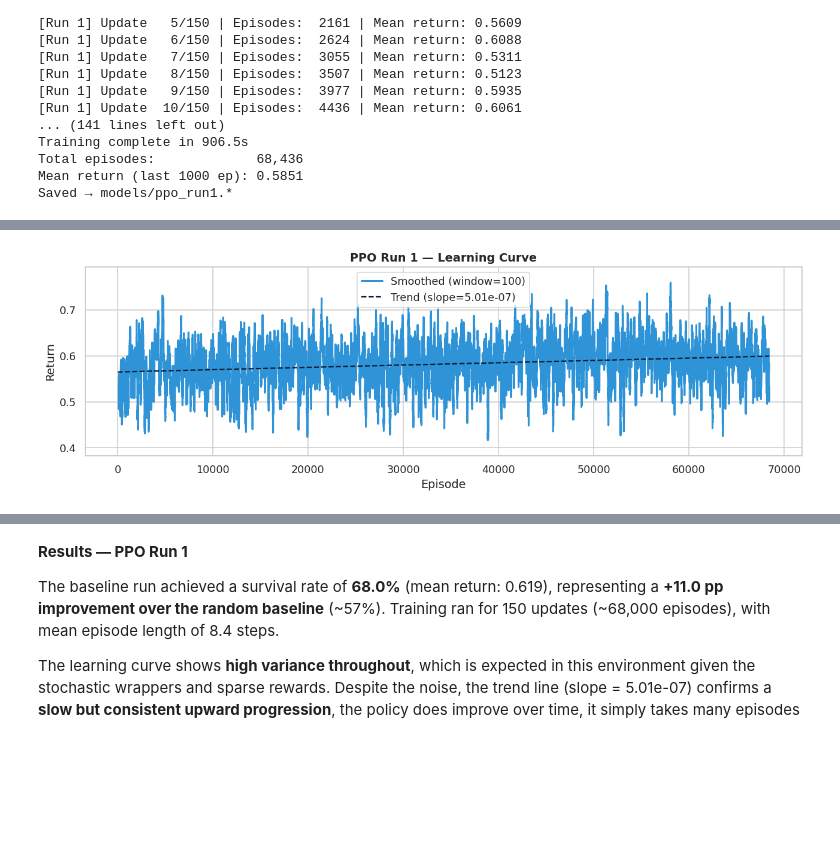
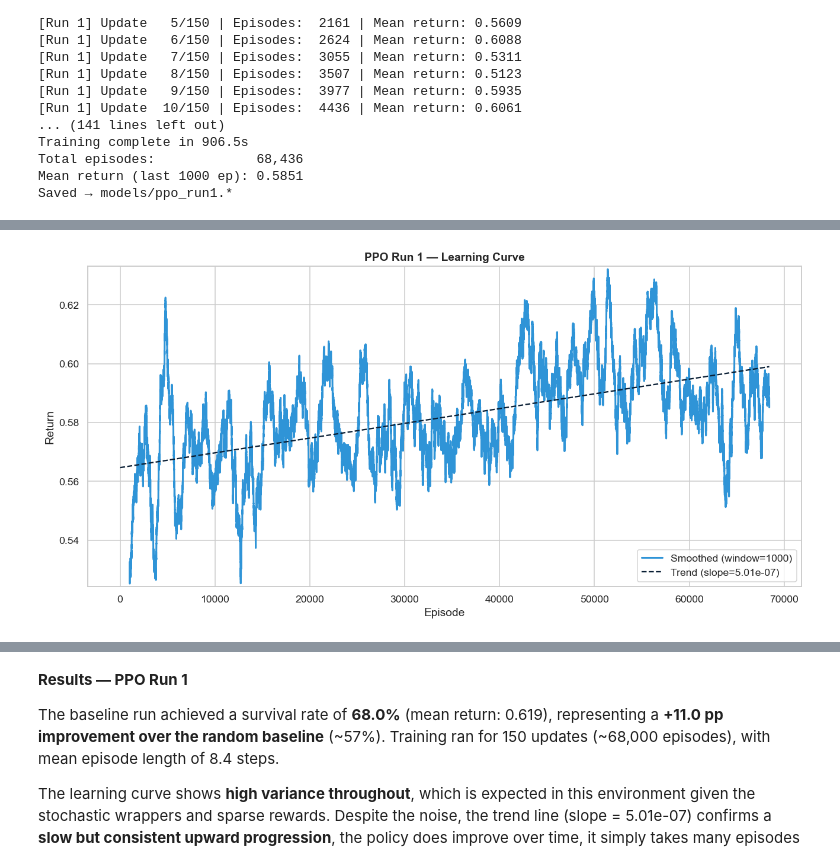
Before and after one commit to mariamiguel720/Reinforcement-Learning-Project-25-26, a Jupyter notebook: RL_Config_B - cópia.ipynb, the cells around one changed output, grey strips where cells are left out. Cells and saved outputs as stored; diff of their text form; code cells hidden in the pictures; blank space fills up the shorter version.

```diff
--- a/RL_Config_B - cópia.ipynb
+++ b/RL_Config_B - cópia.ipynb
@@ -1427,10 +1557,10 @@ make_sepsis_env | sofa_bias=5.0 → mean start SOFA: 9.02
 # %%
 # PPO Run 1 - Learning Curve
 ppo_all_returns = np.load('models/ppo_returns_run1.npy')
 
-plot_learning_curve(ppo_all_returns, label='PPO Run 1', window=100)
+plot_learning_curve(ppo_all_returns, label='PPO Run 1', window=1000)
 # %% [output]
-[figure, old version]
+[figure, new version]
 # %%
 # PPO Simple Run - Episode type comparison
 plot_episode_type_comparison(
```
Also changed, not shown: parts of 54 cells of this notebook, 7 other files.
